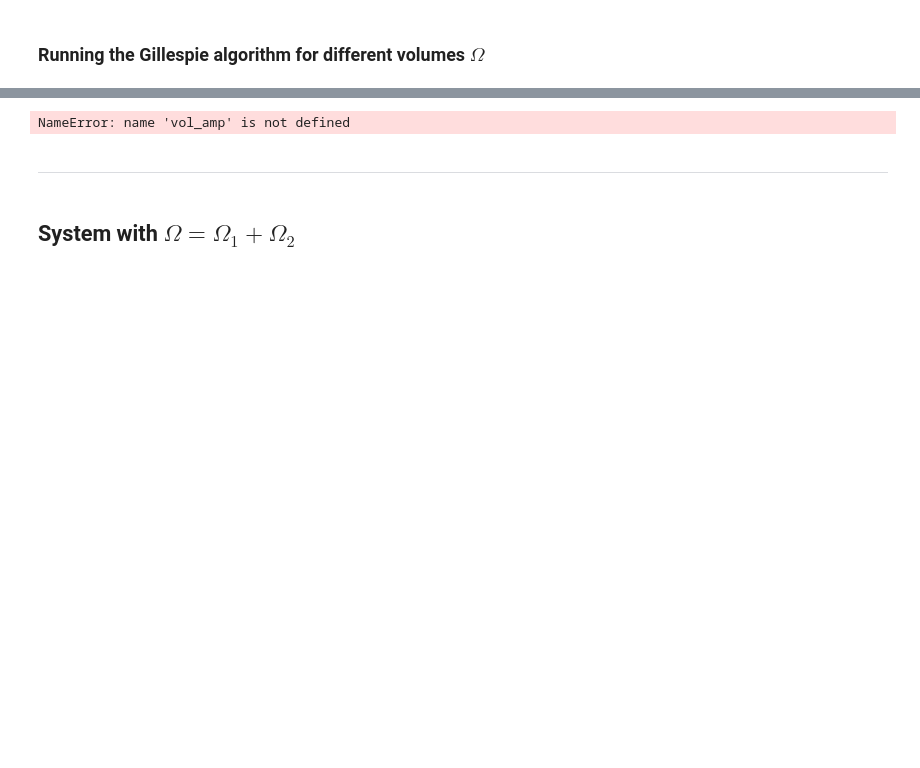
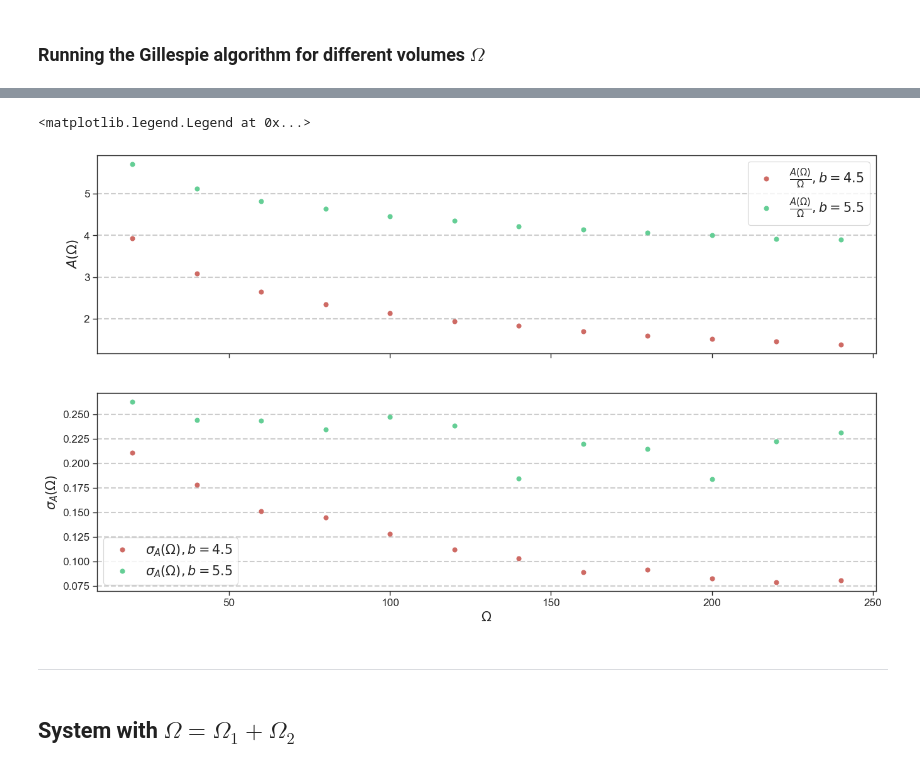
Before and after one commit to nielsdavidsen/PUK_2024, a Jupyter notebook: puk_start.ipynb, the cells around one changed output, grey strips where cells are left out. Cells and saved outputs as stored; diff of their text form; code cells hidden in the pictures; blank space fills up the shorter version.

```diff
--- a/puk_start.ipynb
+++ b/puk_start.ipynb
@@ -686,33 +696,33 @@ for i in range(len(vol)):
 # %%
 # Plotting the mean amplitude as a function of volume
 
 mean_amp_b45 = []
 std_b45 = []
 
 mean_amp_b55 = []
 std_b55 = []
 
 for i in vol_amp:
     mean_amp_b45.append(np.mean(i[0]))
     std_b45.append(np.std(i[0]))
 
     mean_amp_b55.append(np.mean(i[1]))
     std_b55.append(np.std(i[1]))
 
-fig, ax = plt.subplots(2,1)
+fig, ax = plt.subplots(2,1, sharex=True)
 ax[0].plot(vol, mean_amp_b45, label=r'$\frac{A(\Omega )}{\Omega}, b = 4.5$', color=colors[0], marker='o', ls='')
 ax[0].plot(vol, mean_amp_b55, label=r'$\frac{A(\Omega )}{\Omega}, b = 5.5$', color=colors[3], marker='o', ls='')
-ax[0].set_xlabel(r'$\Omega$', fontsize=15)
 ax[0].set_ylabel(r'$A(\Omega)$', fontsize=15)
 ax[0].legend(fontsize=15)
 
 ax[1].plot(vol, std_b45, label=r'$\sigma_A (\Omega), b = 4.5$', color=colors[0], marker='o', ls='')
 ax[1].plot(vol, std_b55, label=r'$\sigma_A (\Omega), b = 5.5$', color=colors[3], marker='o', ls='')
-ax[1].set_xlabel(r'\Omega', fontsize=15)
-ax[1].set_ylabel(r'\sigma_A (\Omega)', fontsize=15)
+ax[1].set_xlabel(r'$\Omega$', fontsize=15)
+ax[1].set_ylabel(r'$\sigma_A (\Omega)$', fontsize=15)
 ax[1].legend(fontsize=15)
 # %% [output]
-NameError: name 'vol_amp' is not defined
+<matplotlib.legend.Legend at 0x...>
+[figure, added]
 # %% [markdown]
 ____
 # %% [markdown]
```
Also changed, not shown: parts of 13 cells of this notebook, 1 other file.
